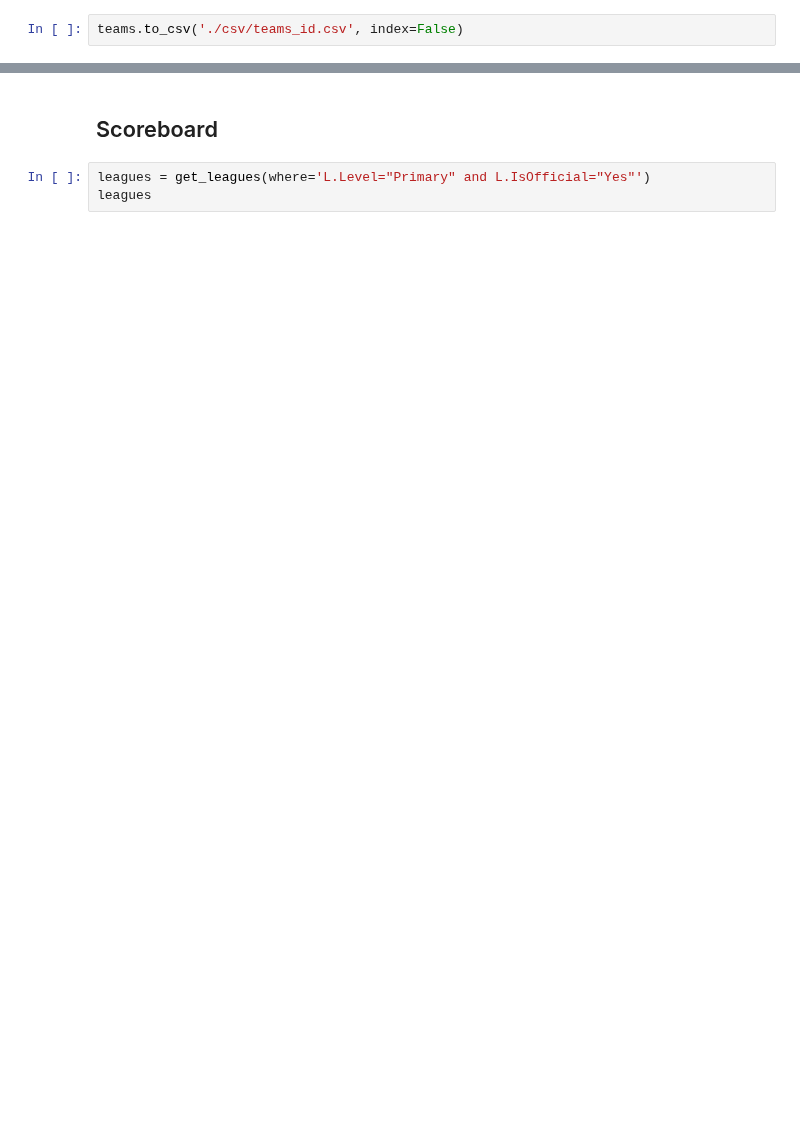
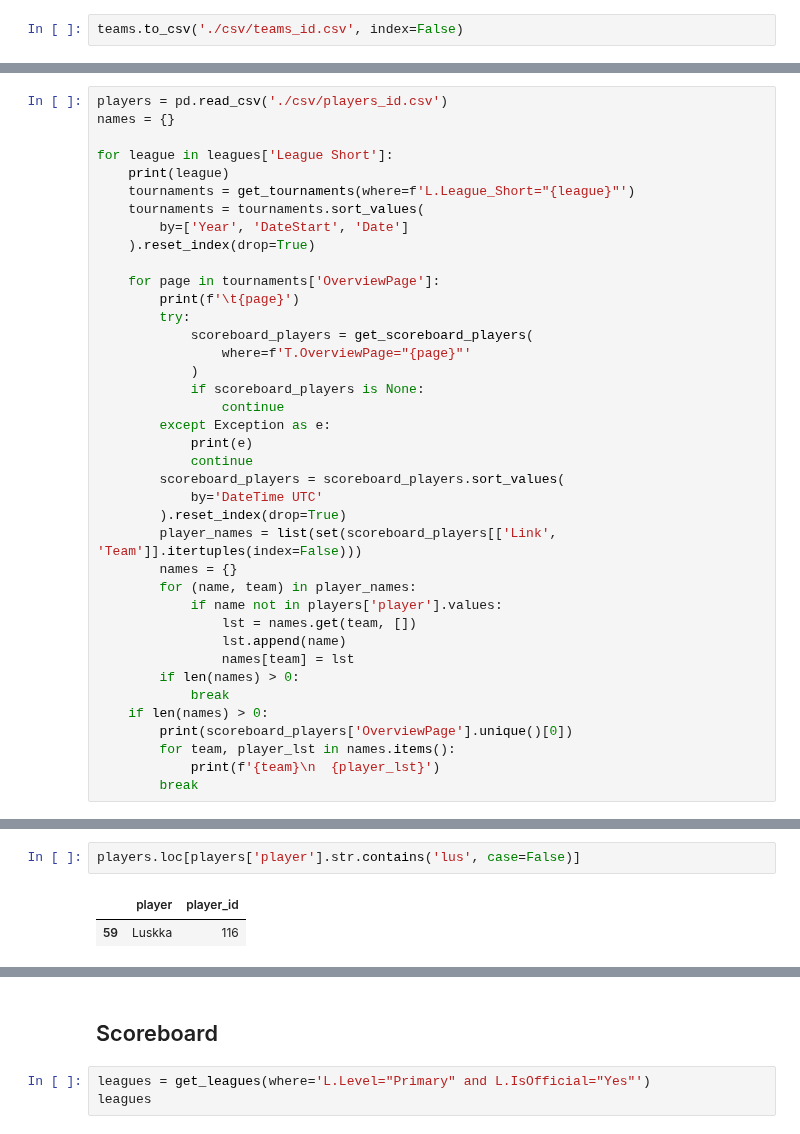
Before and after one commit to posky/LoL-Esports, a Jupyter notebook: parse_matches.ipynb, the cells around one changed output, grey strips where cells are left out. Drawn from its saved outputs; the diff is of its cells as text; blank space fills up the shorter version.

```diff
--- a/parse_matches.ipynb
+++ b/parse_matches.ipynb
@@ -164,0 +167,39 @@ teams.to_csv('./csv/teams_id.csv', index=False)
+# %%
+players = pd.read_csv('./csv/players_id.csv')
+names = {}
+
+for league in leagues['League Short']:
+    print(league)
+    tournaments = get_tournaments(where=f'L.League_Short="{league}"')
+    tournaments = tournaments.sort_values(
+        by=['Year', 'DateStart', 'Date']
+    ).reset_index(drop=True)
+
+    for page in tournaments['OverviewPage']:
+        print(f'\t{page}')
+        try:
+            scoreboard_players = get_scoreboard_players(
+                where=f'T.OverviewPage="{page}"'
+            )
+            if scoreboard_players is None:
+                continue
+        except Exception as e:
+            print(e)
+            continue
+        scoreboard_players = scoreboard_players.sort_values(
+            by='DateTime UTC'
+        ).reset_index(drop=True)
+        player_names = list(set(scoreboard_players[['Link', 'Team']].itertuples(index=False)))
+        names = {}
+        for (name, team) in player_names:
+            if name not in players['player'].values:
+                lst = names.get(team, [])
+                lst.append(name)
+                names[team] = lst
+        if len(names) > 0:
+            break
+    if len(names) > 0:
+        print(scoreboard_players['OverviewPage'].unique()[0])
+        for team, player_lst in names.items():
+            print(f'{team}\n  {player_lst}')
+        break
@@ -164,0 +235,5 @@ teams.to_csv('./csv/teams_id.csv', index=False)
+# %%
+players.loc[players['player'].str.contains('lus', case=False)]
+# %% [output]
+|  | player | player_id |
+| 59 | Luskka | 116 |
```
Also changed, not shown: parts of 17 cells of this notebook.
